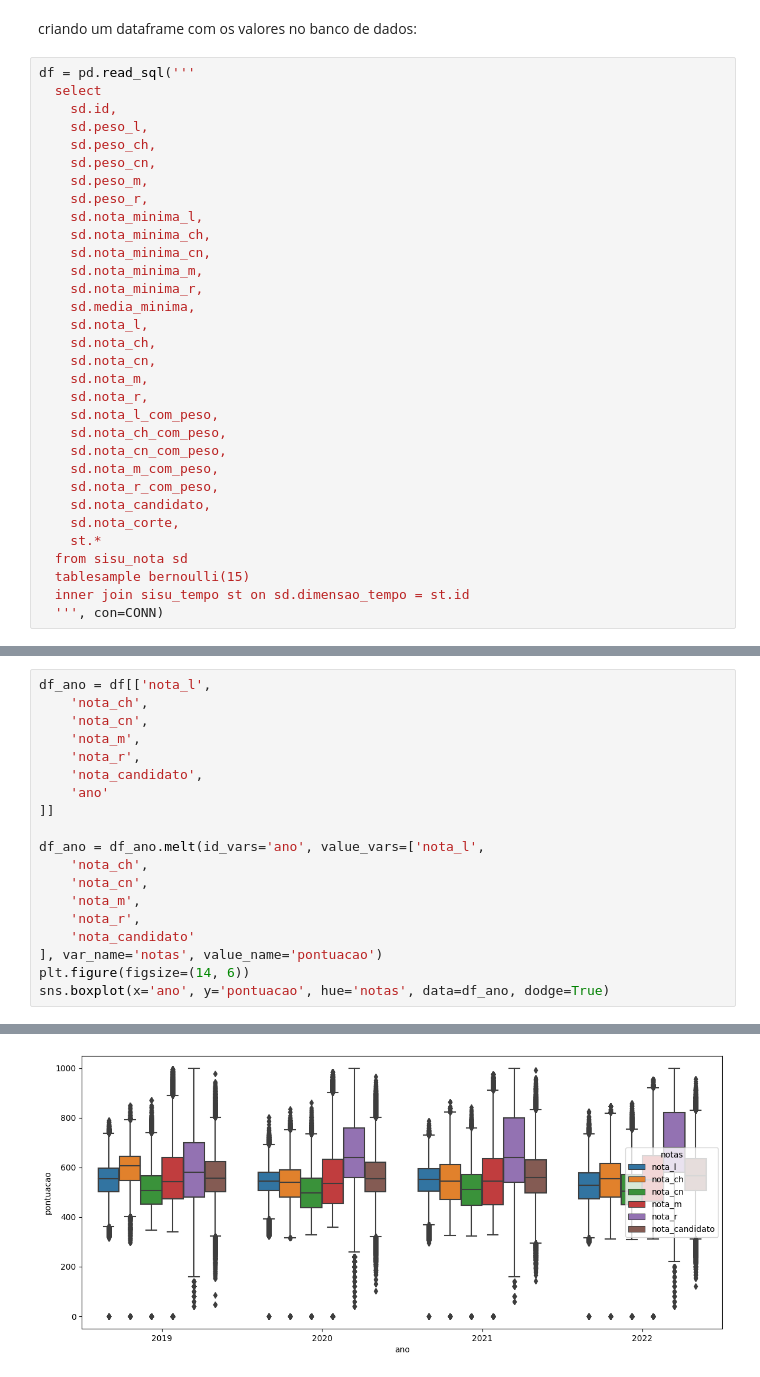
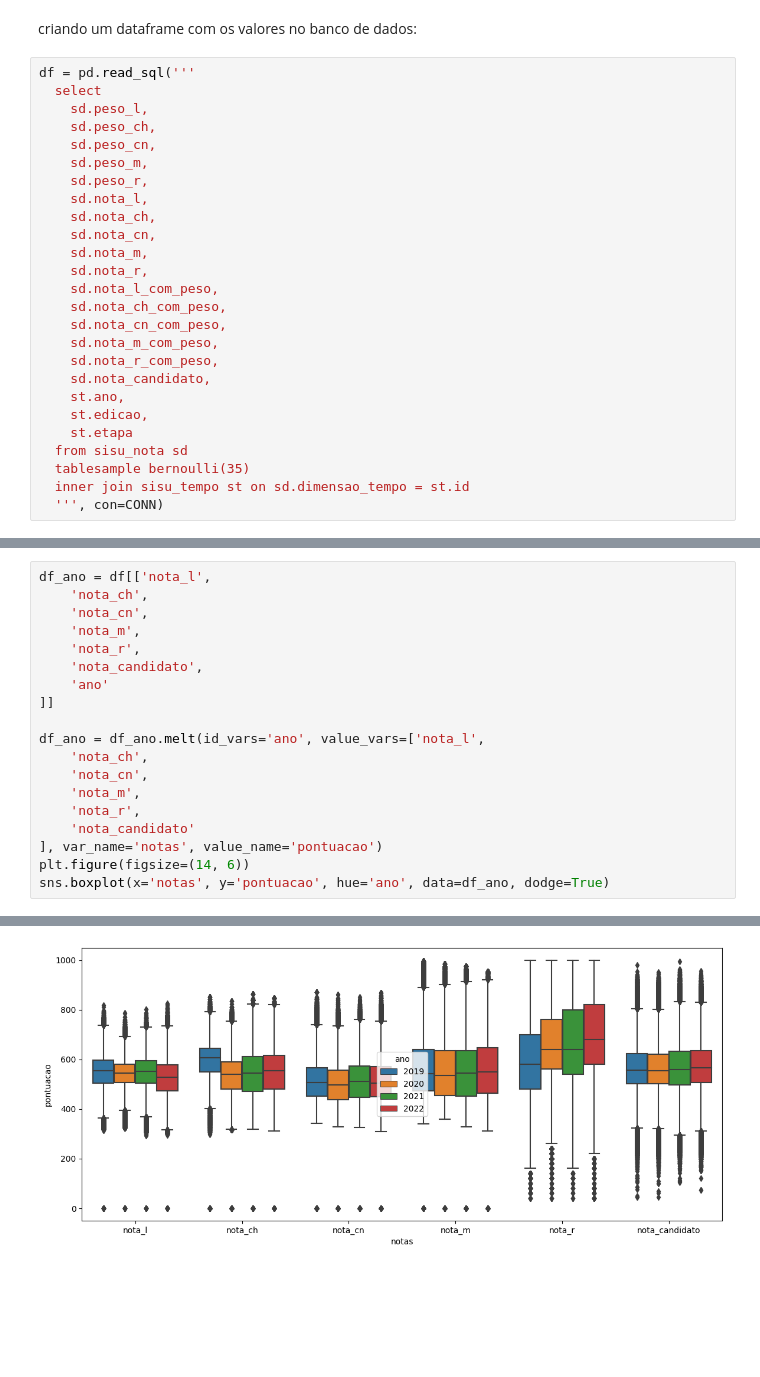
Before and after one commit to ChRxT09/projeto_integrador_3, a Jupyter notebook: notebooks/main.ipynb, the cells around one changed output, grey strips where cells are left out. Drawn from its saved outputs; the diff is of its cells as text; blank space fills up the shorter version.

```diff
--- a/notebooks/main.ipynb
+++ b/notebooks/main.ipynb
@@ -174,18 +212,11 @@ criando um dataframe com os valores no banco de dados:
 # %%
 df = pd.read_sql('''
   select
-    sd.id,
     sd.peso_l,
     sd.peso_ch,
     sd.peso_cn,
     sd.peso_m,
     sd.peso_r,
-    sd.nota_minima_l,
-    sd.nota_minima_ch,
-    sd.nota_minima_cn,
-    sd.nota_minima_m,
-    sd.nota_minima_r,
-    sd.media_minima,
     sd.nota_l,
     sd.nota_ch,
     sd.nota_cn,
@@ -197,9 +228,10 @@ df = pd.read_sql('''
     sd.nota_m_com_peso,
     sd.nota_r_com_peso,
     sd.nota_candidato,
-    sd.nota_corte,
-    st.*
+    st.ano,
+    st.edicao,
+    st.etapa
   from sisu_nota sd
-  tablesample bernoulli(15)
+  tablesample bernoulli(35)
   inner join sisu_tempo st on sd.dimensao_tempo = st.id
   ''', con=CONN)
@@ -221,5 +255,5 @@ df_ano = df_ano.melt(id_vars='ano', value_vars=['nota_l',
     'nota_candidato'
 ], var_name='notas', value_name='pontuacao')
 plt.figure(figsize=(14, 6))
-sns.boxplot(x='ano', y='pontuacao', hue='notas', data=df_ano, dodge=True)
+sns.boxplot(x='notas', y='pontuacao', hue='ano', data=df_ano, dodge=True)
 # %% [output]
@@ -227 +261 @@ sns.boxplot(x='ano', y='pontuacao', hue='notas', data=df_ano, dodge=True)
-[figure, old version]
+[figure, new version]
```
Also changed, not shown: parts of 63 cells of this notebook.
